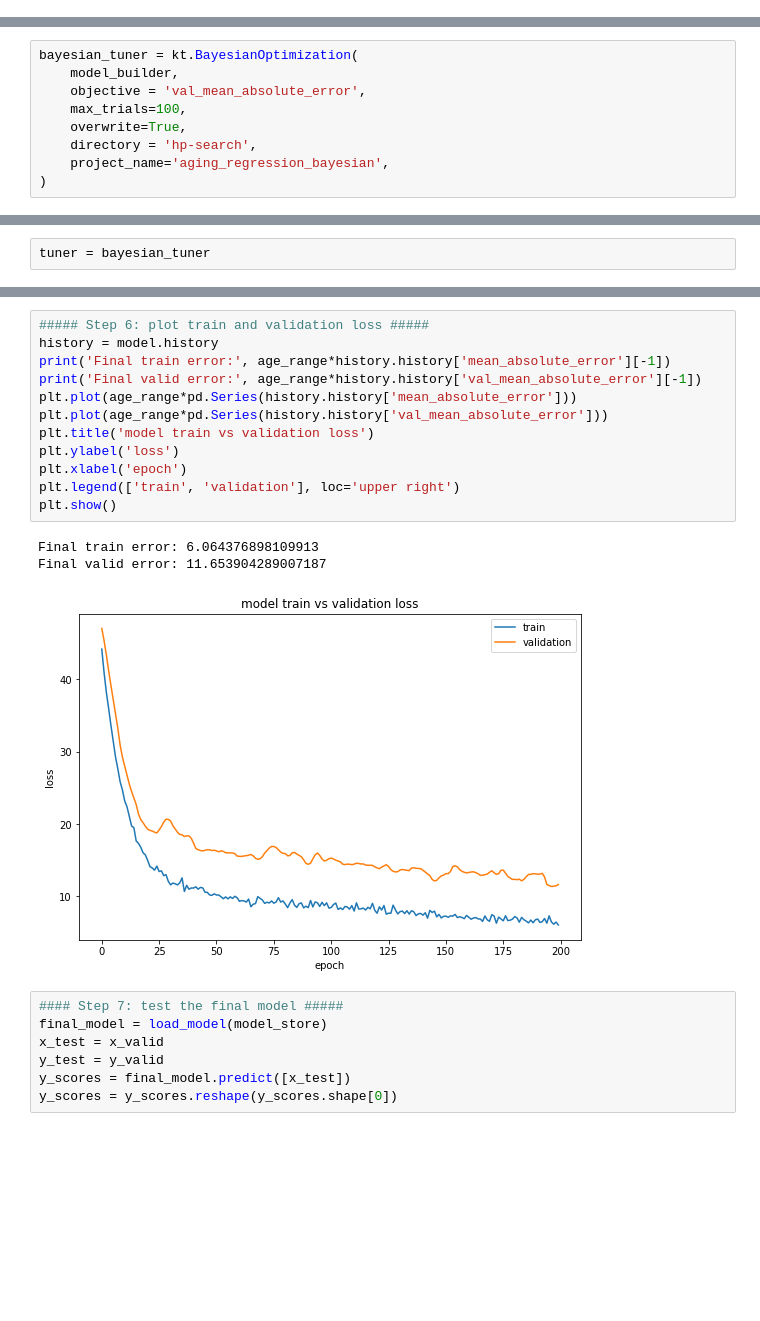
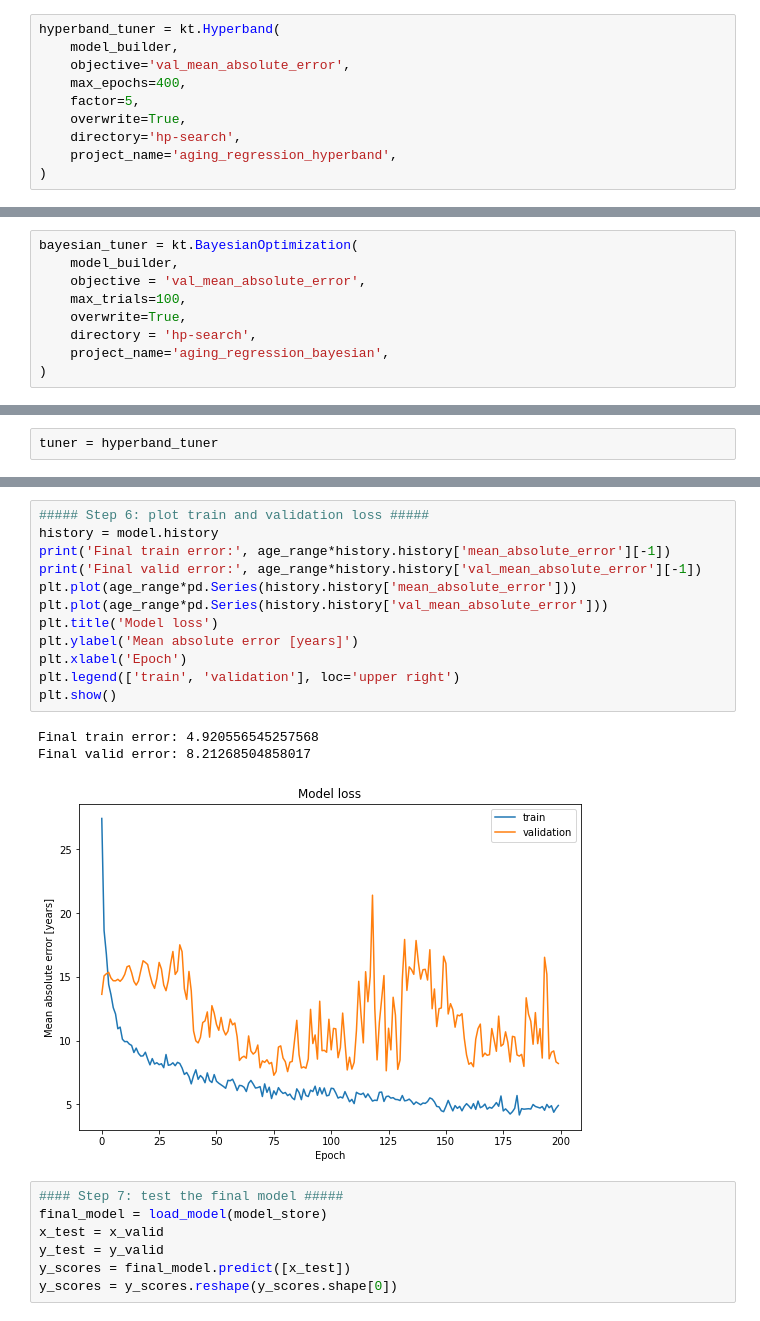
Before and after one commit to InSilicoSolutions/DeepLearningCyTOF, a Jupyter notebook: aging-cytof/subject-age-hp.ipynb, the cells around one changed output, grey strips where cells are left out. Drawn from its saved outputs; the diff is of its cells as text; blank space fills up the shorter version.

```diff
--- a/aging-cytof/subject-age-hp.ipynb
+++ b/aging-cytof/subject-age-hp.ipynb
@@ -117,3 +117,13 @@ def model_builder(hp):
         metrics=['mean_absolute_error'],
     )
     return model
+# %%
+hyperband_tuner = kt.Hyperband(
+    model_builder,
+    objective='val_mean_absolute_error',
+    max_epochs=400,
+    factor=5,
+    overwrite=True,
+    directory='hp-search',
+    project_name='aging_regression_hyperband',
+)
@@ -169,5 +183,5 @@ Wall time: 1min 18s
 # %%
-tuner = bayesian_tuner
+tuner = hyperband_tuner
 # %%
 best_hps=tuner.get_best_hyperparameters(num_trials=1)[0]
 best_hps.values
@@ -248,19 +268,19 @@ rt
 # %%
 ##### Step 6: plot train and validation loss #####
 history = model.history
 print('Final train error:', age_range*history.history['mean_absolute_error'][-1])
 print('Final valid error:', age_range*history.history['val_mean_absolute_error'][-1])
 plt.plot(age_range*pd.Series(history.history['mean_absolute_error']))
 plt.plot(age_range*pd.Series(history.history['val_mean_absolute_error']))
-plt.title('model train vs validation loss')
-plt.ylabel('loss')
-plt.xlabel('epoch')
+plt.title('Model loss')
+plt.ylabel('Mean absolute error [years]')
+plt.xlabel('Epoch')
 plt.legend(['train', 'validation'], loc='upper right')
 plt.show()
 # %% [output]
-Final train error: 6.064376898109913
-Final valid error: 11.653904289007187
+Final train error: 4.920556545257568
+Final valid error: 8.21268504858017
-[figure, old version]
+[figure, new version]
 # %%
 #### Step 7: test the final model #####
 final_model = load_model(model_store)
```
Also changed, not shown: parts of 13 cells of this notebook, 1 other file.
